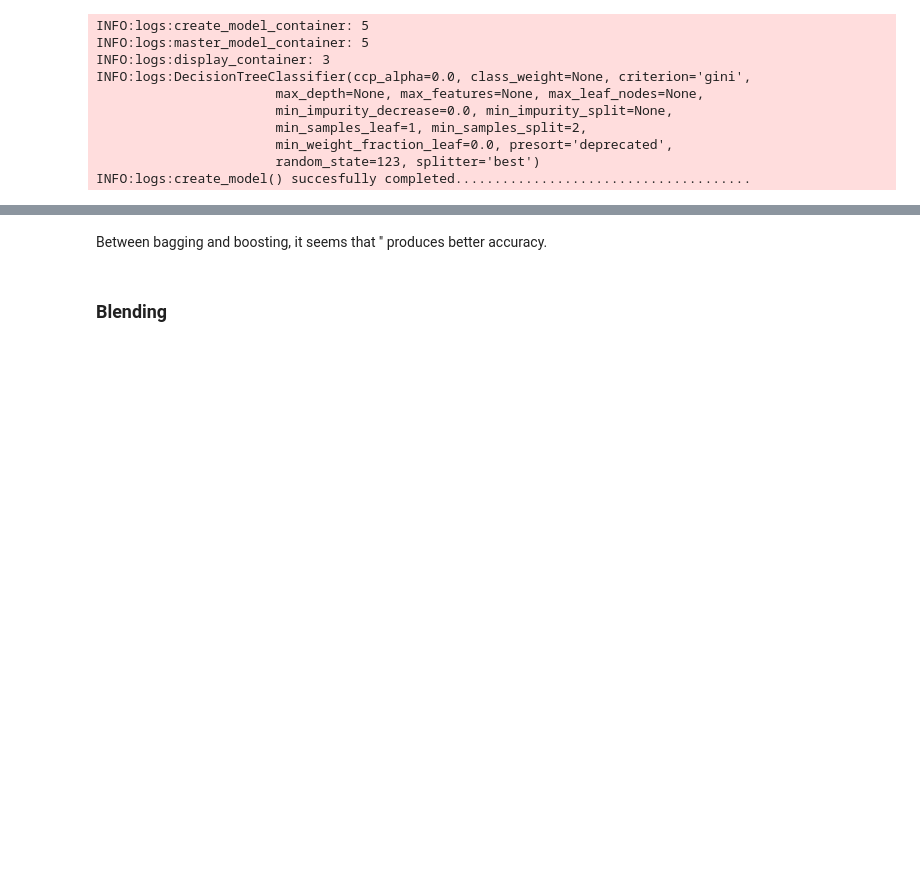
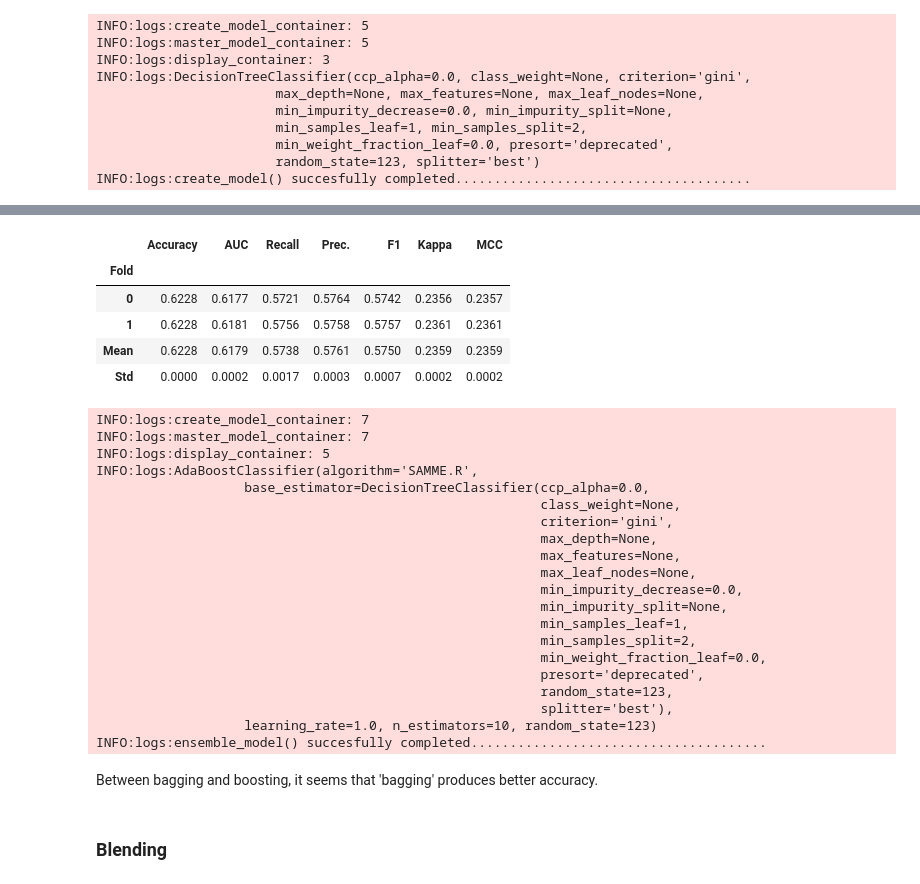
Before and after one commit to kwpark23/Airline-Delays, a Jupyter notebook: Airline_delay.ipynb, the cells around one changed output, grey strips where cells are left out. Cells and saved outputs as stored; diff of their text form; code cells hidden in the pictures; blank space fills up the shorter version.

```diff
--- a/Airline_delay.ipynb
+++ b/Airline_delay.ipynb
@@ -416,7 +407,34 @@ INFO:logs:Cross validating with StratifiedKFold(n_splits=10, random_state=None,
 # %%
-boosted_dt = ensemble_model(dt, method = 'Boosting', fold=3)
+boosted_dt = ensemble_model(dt, method = 'Boosting', fold=2)
+# %% [output]
+|  | Accuracy | AUC | Recall | Prec. | F1 | Kappa | MCC |
+| Fold |  |  |  |  |  |  |  |
+| 0 | 0.6228 | 0.6177 | 0.5721 | 0.5764 | 0.5742 | 0.2356 | 0.2357 |
+| 1 | 0.6228 | 0.6181 | 0.5756 | 0.5758 | 0.5757 | 0.2361 | 0.2361 |
+| Mean | 0.6228 | 0.6179 | 0.5738 | 0.5761 | 0.5750 | 0.2359 | 0.2359 |
+| Std | 0.0000 | 0.0002 | 0.0017 | 0.0003 | 0.0007 | 0.0002 | 0.0002 |
+INFO:logs:create_model_container: 7
+INFO:logs:master_model_container: 7
+INFO:logs:display_container: 5
+INFO:logs:AdaBoostClassifier(algorithm='SAMME.R',
+                   base_estimator=DecisionTreeClassifier(ccp_alpha=0.0,
+                                                         class_weight=None,
+                                                         criterion='gini',
+                                                         max_depth=None,
+                                                         max_features=None,
+                                                         max_leaf_nodes=None,
+                                                         min_impurity_decrease=0.0,
+                                                         min_impurity_split=None,
+                                                         min_samples_leaf=1,
+                                                         min_samples_split=2,
+                                                         min_weight_fraction_leaf=0.0,
+                                                         presort='deprecated',
+                                                         random_state=123,
+                                                         splitter='best'),
+                   learning_rate=1.0, n_estimators=10, random_state=123)
+INFO:logs:ensemble_model() succesfully completed......................................
 # %% [markdown]
-Between bagging and boosting, it seems that '' produces better accuracy.
+Between bagging and boosting, it seems that 'bagging' produces better accuracy.
 # %% [markdown]
 ### Blending
 # %%
```
Also changed, not shown: parts of 7 cells of this notebook.
